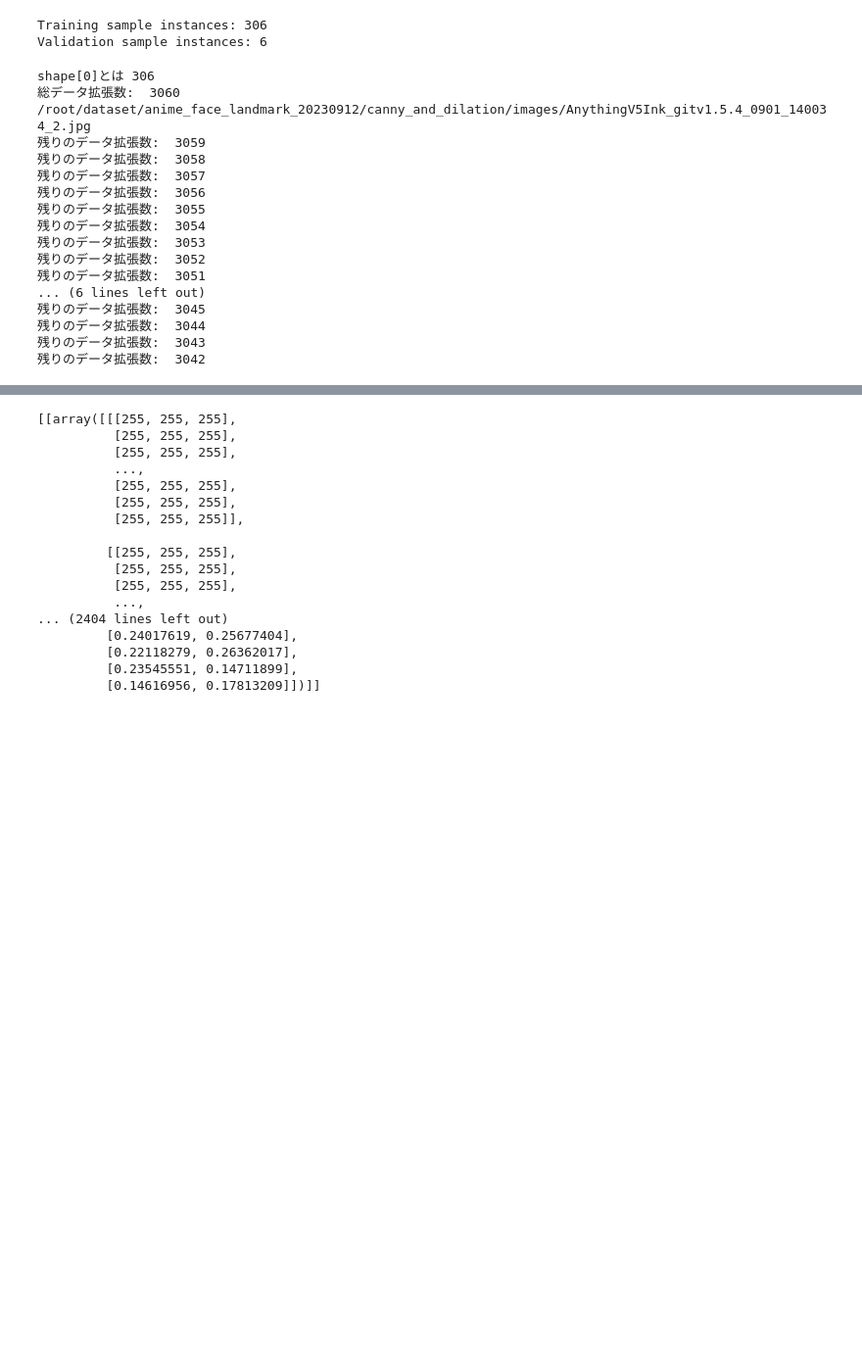
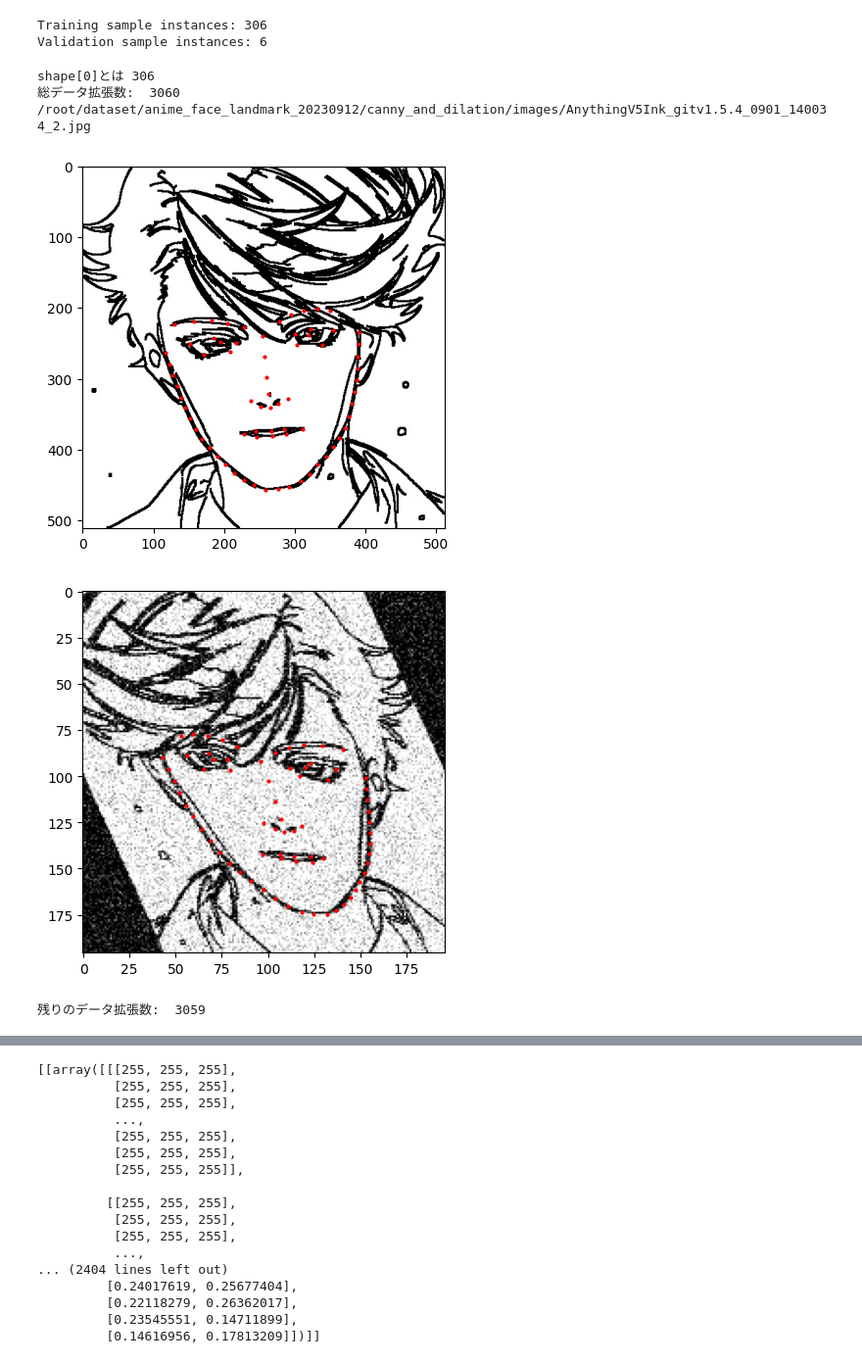
Before and after one commit to waratake2000/NeuralAnimeFaceLineGuider, a Jupyter notebook: source/load_coco_keypoints/load_dataset_testter.ipynb, the cells around one changed output, grey strips where cells are left out. Shown at 98% size. Drawn from its saved outputs; the diff is of its cells as text; code cells hidden in the pictures; blank space fills up the shorter version.

```diff
--- a/source/load_coco_keypoints/load_dataset_testter.ipynb
+++ b/source/load_coco_keypoints/load_dataset_testter.ipynb
@@ -22,11 +23,13 @@ Validation sample instances: 6
 # def AugmentFaceKeypointDataset(training_samples, data_path, aug_data_num, mix_augmentent = (3,5)):
 # data_path = f"{config.DATASET_PATH}/Anime2Sketch"
 data_path = f"{config.DATASET_PATH}/canny_and_dilation"
+# /root/dataset/anime_face_landmark_20230912/images/images
 # data_path = f"{config.DATASET_PATH}/only_canny"
 
 data_set_list = []
 resize_seq = iaa.Resize({"height": config.RESIZE, "width": config.RESIZE})
-mix_augmentent = (3,6)
+flip_sea = iaa.Fliplr(p=0.5)
+mix_augmentent = (2,4)
 aug_data_num = 10
 # data_num = 1
 print("shape[0]とは",training_samples.shape[0])
@@ -37,17 +40,24 @@ print("総データ拡張数: ",total_data_count)
 for data_num in range(training_samples[0:2].shape[0]):
 
     print(f"{data_path}/{training_samples.iloc[data_num, 0]}")
-    image_orig = cv2.imread(f"{data_path}/{training_samples.iloc[data_num, 0]}")
-    # image_orig = cv2.cvtColor(image, cv2.COLOR_BGR2RGB)
-    orig_h, orig_w, _ =  image_orig.shape
+    image = cv2.imread(f"{data_path}/{training_samples.iloc[data_num, 0]}")
+    image = cv2.cvtColor(image, cv2.COLOR_BGR2RGB)
+    # image = cv2.cvtColor(image, cv2.COLOR_BGR2RGB)
+    orig_h, orig_w, _ =  image.shape
     # サイズ変更
-    image = cv2.resize(image_orig, (512, 512))
+    # image = cv2.resize(image, (512, 512))
 
     keypoints = training_samples.iloc[data_num][1:]
     keypoints = np.array(keypoints, dtype="float32")
     keypoints = keypoints.reshape(-1, 2)
     keypoints_per = keypoints * [1 / (orig_w), 1 / (orig_h)]
 
+    for i in keypoints:
+        plt.plot(i[0], i[1], 'o',color='red',markersize=2)
+
+    plt.imshow(image)
+    plt.show()
+    plt.close()
 
     # print("オリジナル画像")
     if aug_data_num == 0:
@@ -63,70 +73,67 @@ for data_num in range(training_samples[0:2].shape[0]):
     data_set_list.append([image_resize, keypoints_per])
 
     # seq = iaa.SomeOf(mix_augmentent, [
-    #     iaa.Add((-40, 40), per_channel=0.5),
-    #     iaa.AdditiveGaussianNoise(scale=(0, 0.2*255)),
-    #     iaa.Cutout(nb_iterations=(10, 70),size=0.05,cval=(0, 255),fill_per_channel=0.5),
-    #     iaa.JpegCompression(compression=(80, 99)),
-    #     iaa.BlendAlpha([0.25, 0.75], iaa.MedianBlur(13)),
+    #         iaa.Invert(1,per_channel=1),
+    #         iaa.Add((-40, 40), per_channel=0.5),
+    #         iaa.AdditiveGaussianNoise(scale=(0, 0.2*255)),
+    #         iaa.Cutout(nb_iterations=(10, 40),size=0.05,cval=(0, 255),fill_per_channel=0.5),
+    #         iaa.BlendAlpha([0.25, 0.75], iaa.MedianBlur(13)),
 
-    #     iaa.LogContrast(gain=(0.6, 1.4), per_channel=True),
-    #     iaa.Affine(scale={"x": (0.7, 1.1), "y": (0.7, 1.1)}),
-    #     iaa.Affine(rotate=(-45, 45)),
+    #         iaa.Grayscale(alpha=(0.5, 1.0)),
+    #         iaa.LogContrast(gain=(0.6, 1.4), per_channel=True),
+    #         iaa.Affine(scale={"x": (0.7, 1.1), "y": (0.7, 1.1)}),
+    #         iaa.Affine(rotate=(-45, 45)),
 
-    #     iaa.Affine(translate_percent={"x": -0.20}, mode=ia.ALL, cval=(0, 255)),
-    #     iaa.ShearX((-20, 20)),
-    #     iaa.ShearY((-20, 20)),
-    #     iaa.PiecewiseAffine(scale=(0.03, 0.03)),
-    #     iaa.imgcorruptlike.Spatter(severity=2),
-    #     iaa.Superpixels(p_replace=0.1, n_segments=100)
-    # ],random_order=True)
+    #         iaa.Affine(translate_percent={"x": -0.20}, mode=ia.ALL, cval=(0, 255)),
+    #         iaa.ShearX((-20, 20)),
+    #         iaa.ShearY((-20, 20))
+    #     ],random_order=True)
+    # 白黒のパターン
     seq = iaa.SomeOf(mix_augmentent,[
         iaa.AdditiveGaussianNoise(scale=(0, 0.2*255)),
         iaa.Cutout(nb_iterations=(10, 35),size=0.05,cval=(0, 0),fill_per_channel=0.5),
         iaa.Cutout(nb_iterations=(10, 35),size=0.05,cval=(255,255),fill_per_channel=0.5),
 
         iaa.Affine(scale={"x": (0.7, 1.1), "y": (0.7, 1.1)}),
         iaa.Affine(rotate=(-45, 45)),
 
         iaa.ShearX((-30, 30)),
         iaa.ShearY((-30, 30)),
         iaa.PiecewiseAffine(scale=(0.03, 0.03))
     ],random_order=True)
 
     for aug_count in range(aug_data_num-1):
-        image_aug, kps_aug = seq(image=image_resize, keypoints=kps_resize)
+        # 画像を5割の確率で反転させる
+        image_aug, kps_aug = flip_sea(image=image_resize, keypoints=kps_resize)
+        image_aug, kps_aug = seq(image=image_aug, keypoints=kps_aug)
+
+
+
         keypoints = []
         for i in range(len(kps.keypoints)):
             before = kps.keypoints[i]
             after = kps_aug.keypoints[i]
             keypoints.append([after.x, after.y])
         keypoints = np.array(keypoints, dtype="float32")
         keypoints_per = keypoints * [1 / (orig_w), 1 / (orig_h)]
         image_after = kps_aug.draw_on_image(image_aug, size=0)
 
         # データ拡張を行った画像をリストに格納する
         data_set_list.append([image_after, keypoints_per])
         total_data_count -= 1
+        plt.imshow(image_aug)
         # plt.imshow(image_aug, cmap='gray')
-        # plt.show()
-        # plt.close()
+        for i in keypoints:
+            plt.plot(i[0], i[1], 'o',color='red',markersize=2)
+        plt.show()
+        plt.close()
+        time.sleep(1)
 
         print("残りのデータ拡張数: ",total_data_count)
 # %% [output]
 shape[0]とは 306
 総データ拡張数:  3060
 /root/dataset/anime_face_landmark_20230912/canny_and_dilation/images/AnythingV5Ink_gitv1.5.4_0901_140034_2.jpg
-残りのデータ拡張数:  3059
-残りのデータ拡張数:  3058
-残りのデータ拡張数:  3057
-残りのデータ拡張数:  3056
-残りのデータ拡張数:  3055
-残りのデータ拡張数:  3054
-残りのデータ拡張数:  3053
-残りのデータ拡張数:  3052
-残りのデータ拡張数:  3051
-... (6 lines left out)
-残りのデータ拡張数:  3045
-残りのデータ拡張数:  3044
-残りのデータ拡張数:  3043
-残りのデータ拡張数:  3042
+[figure, added]
+[figure, added]
+残りのデータ拡張数:  3059
```
Also changed, not shown: parts of 2 cells of this notebook, 18 other files.
